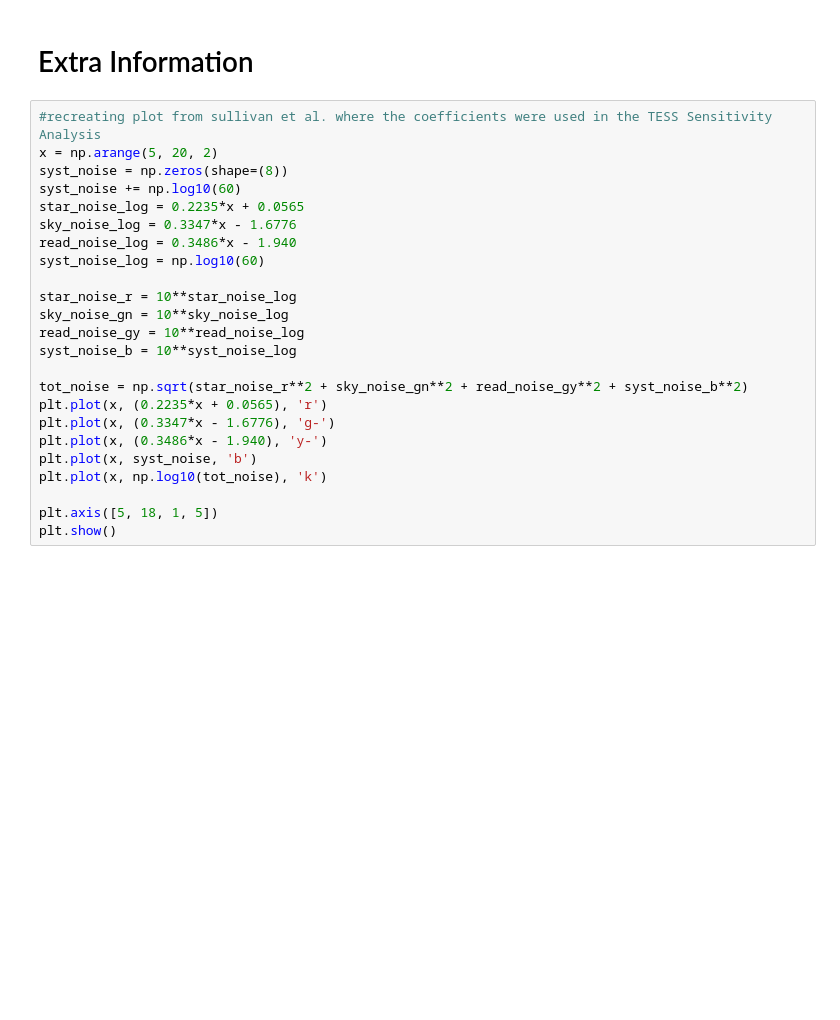
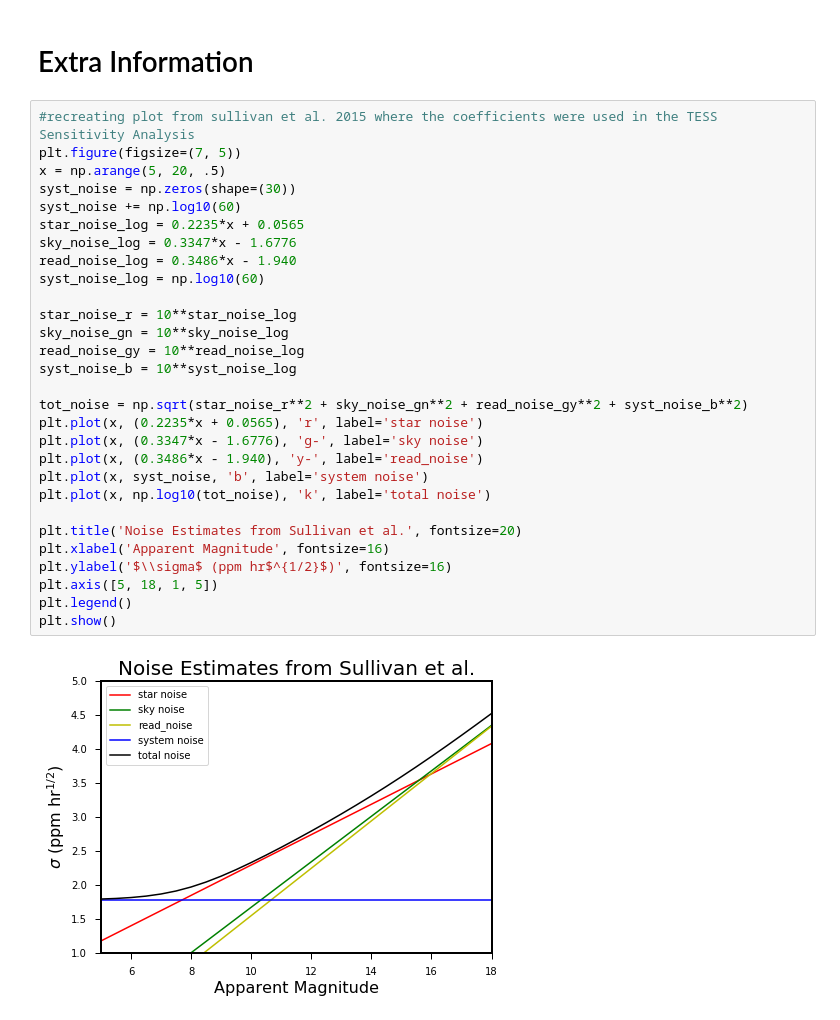
Before and after one commit to callistac/Astronomy-Research-Project-2018, a Jupyter notebook: TESS_Sensitivity/tess_sensitivity.ipynb, the cells around one changed output. Saved outputs shown, nothing was run; the diff lists cells and outputs as text; blank space fills up the shorter version.

```diff
--- a/TESS_Sensitivity/tess_sensitivity.ipynb
+++ b/TESS_Sensitivity/tess_sensitivity.ipynb
@@ -409,26 +468,33 @@ sensdf_for_paper = sensdf_for_paper.round({'tess_magnitude':2, 'new_transit_dept
 # %% [markdown]
 # Extra Information
 # %%
-#recreating plot from sullivan et al. where the coefficients were used in the TESS Sensitivity Analysis
-x = np.arange(5, 20, 2)
-syst_noise = np.zeros(shape=(8))
+#recreating plot from sullivan et al. 2015 where the coefficients were used in the TESS Sensitivity Analysis
+plt.figure(figsize=(7, 5))
+x = np.arange(5, 20, .5)
+syst_noise = np.zeros(shape=(30))
 syst_noise += np.log10(60)
 star_noise_log = 0.2235*x + 0.0565
 sky_noise_log = 0.3347*x - 1.6776
 read_noise_log = 0.3486*x - 1.940
 syst_noise_log = np.log10(60)
 
 star_noise_r = 10**star_noise_log
 sky_noise_gn = 10**sky_noise_log
 read_noise_gy = 10**read_noise_log
 syst_noise_b = 10**syst_noise_log
 
 tot_noise = np.sqrt(star_noise_r**2 + sky_noise_gn**2 + read_noise_gy**2 + syst_noise_b**2)
-plt.plot(x, (0.2235*x + 0.0565), 'r')
-plt.plot(x, (0.3347*x - 1.6776), 'g-')
-plt.plot(x, (0.3486*x - 1.940), 'y-')
-plt.plot(x, syst_noise, 'b')
-plt.plot(x, np.log10(tot_noise), 'k')
+plt.plot(x, (0.2235*x + 0.0565), 'r', label='star noise')
+plt.plot(x, (0.3347*x - 1.6776), 'g-', label='sky noise')
+plt.plot(x, (0.3486*x - 1.940), 'y-', label='read_noise')
+plt.plot(x, syst_noise, 'b', label='system noise')
+plt.plot(x, np.log10(tot_noise), 'k', label='total noise')
 
+plt.title('Noise Estimates from Sullivan et al.', fontsize=20)
+plt.xlabel('Apparent Magnitude', fontsize=16)
+plt.ylabel('$\\sigma$ (ppm hr$^{1/2}$)', fontsize=16)
 plt.axis([5, 18, 1, 5])
+plt.legend()
 plt.show()
+# %% [output]
+[figure, added]
```
Also changed, not shown: parts of 10 cells of this notebook.
